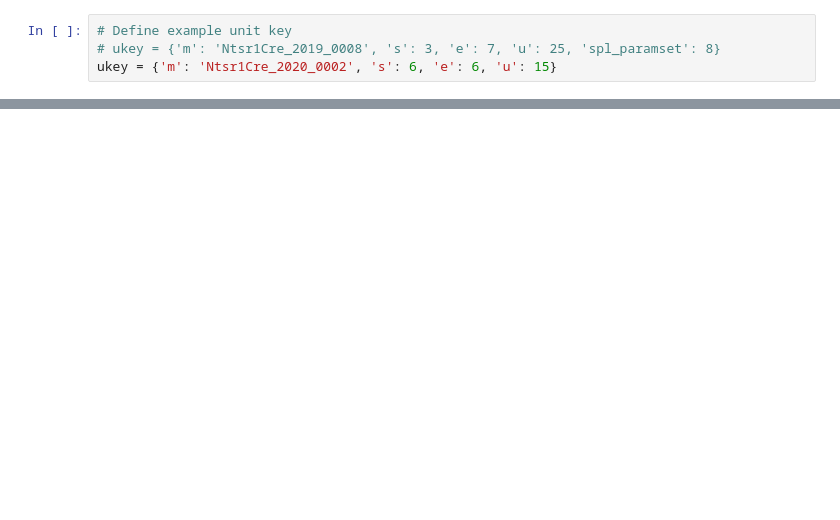
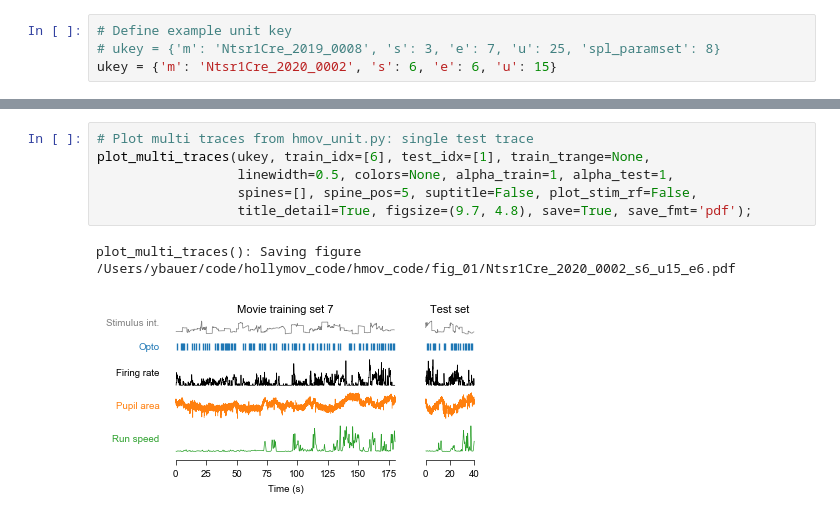
Before and after one commit to yannikbauer/hollymov_code, a Jupyter notebook: hmov_code/fig_01/plot_multi_traces.ipynb, the cells around one changed output, grey strips where cells are left out. Cells and saved outputs as stored; diff of their text form; blank space fills up the shorter version.

```diff
--- a/hmov_code/fig_01/plot_multi_traces.ipynb
+++ b/hmov_code/fig_01/plot_multi_traces.ipynb
@@ -68,4 +81,13 @@ plt.rcParams.update({
     'xtick.labelsize': 7,
     'ytick.labelsize': 7,
     })
+# %%
+# Plot multi traces from hmov_unit.py: single test trace
+plot_multi_traces(ukey, train_idx=[6], test_idx=[1], train_trange=None,
+                  linewidth=0.5, colors=None, alpha_train=1, alpha_test=1,
+                  spines=[], spine_pos=5, suptitle=False, plot_stim_rf=False,
+                  title_detail=True, figsize=(9.7, 4.8), save=True, save_fmt='pdf');
+# %% [output]
+plot_multi_traces(): Saving figure /Users/ybauer/code/hollymov_code/hmov_code/fig_01/Ntsr1Cre_2020_0002_s6_u15_e6.pdf
+[figure, added]
 # %%
```
Also changed, not shown: parts of 7 cells of this notebook, 2 other files.
